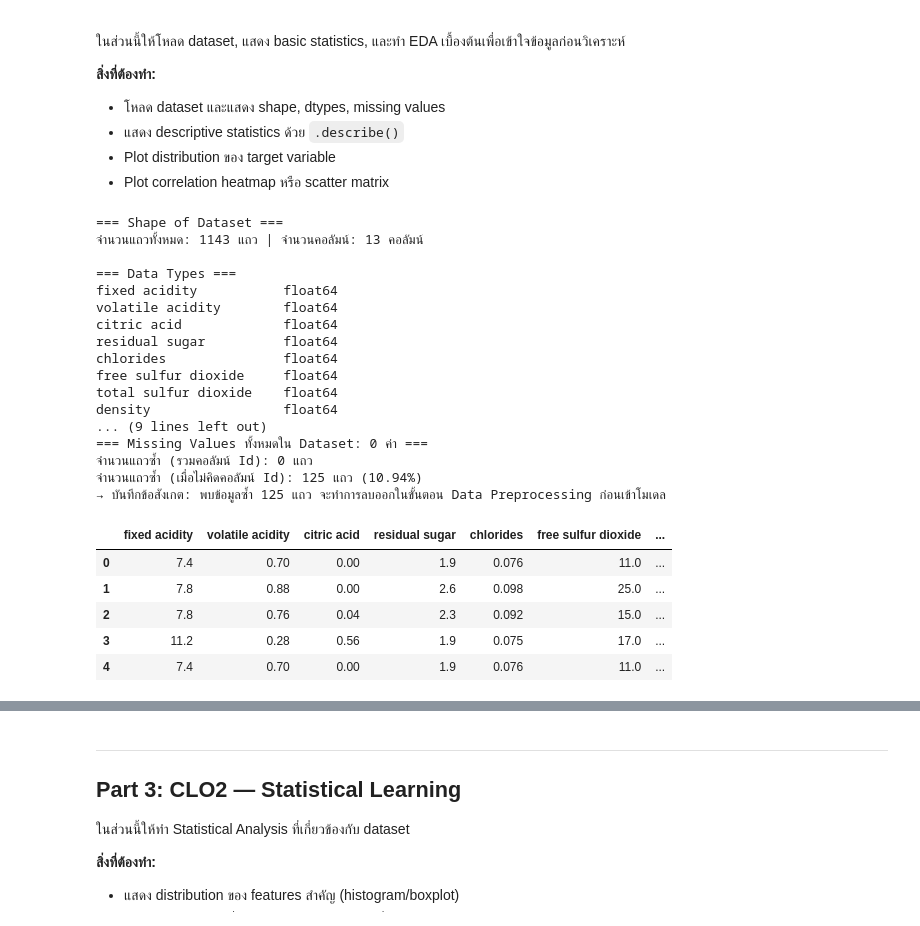
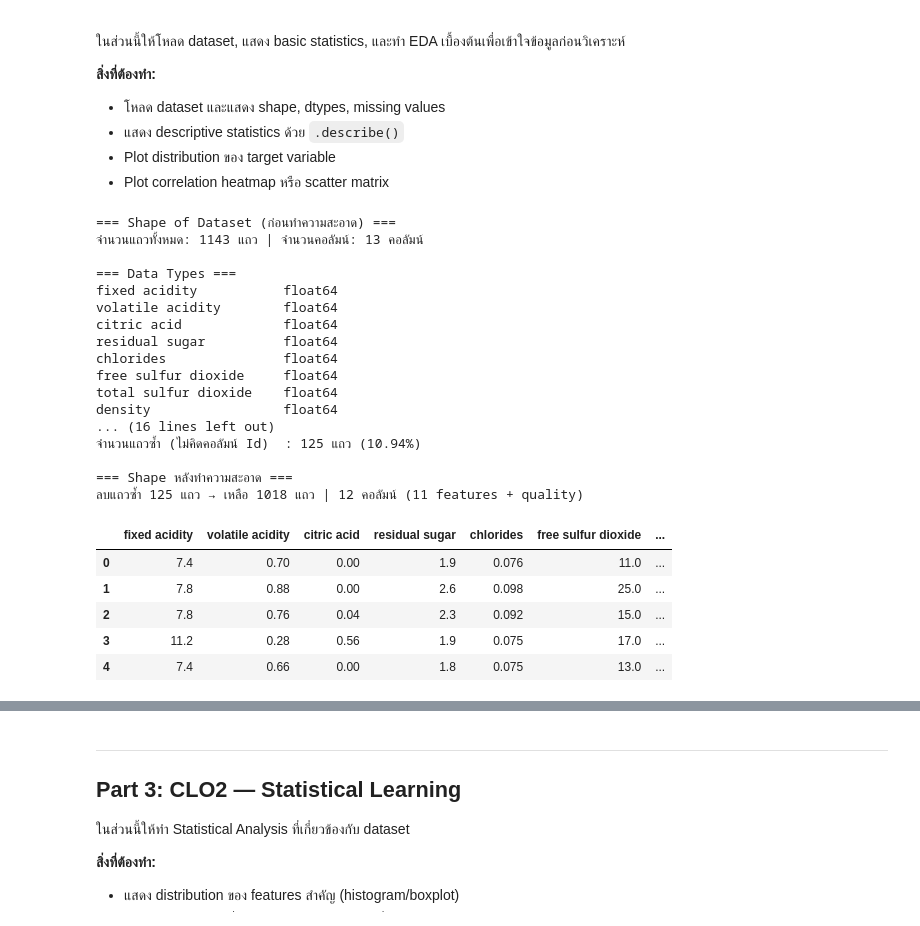
Before and after one commit to kitipong68-liang/ds-math-project-wineqt, a Jupyter notebook: lab15_Project_WineQualityPrediction.ipynb, the cells around one changed output, grey strips where cells are left out. Saved outputs shown, nothing was run; the diff lists cells and outputs as text; code cells hidden in the pictures.

```diff
--- a/lab15_Project_WineQualityPrediction.ipynb
+++ b/lab15_Project_WineQualityPrediction.ipynb
@@ -73,57 +73,72 @@ print("พร้อมแล้ว! Libraries ทั้งหมด import ส
 - Plot distribution ของ target variable
 - Plot correlation heatmap หรือ scatter matrix
 # %%
-# ตั้งค่าการแสดงผลกราฟ
-sns.set_theme(style="whitegrid", palette="Set2")
-plt.rcParams['figure.dpi'] = 100
+# ─── Part 1.1: โหลดข้อมูล ตรวจคุณภาพ และทำความสะอาด ─────────────────
+# วัตถุประสงค์: รู้จักโครงสร้างข้อมูล ตรวจ missing / Id / duplicate แล้วสร้าง df ที่สะอาด
+#               เพื่อให้ EDA, PCA และการแบ่ง train/test ทุก Part ใช้ข้อมูลชุดเดียวกัน
 
 # 1. โหลดไฟล์ WineQT.csv
-df = pd.read_csv('WineQT.csv')
+df_raw = pd.read_csv('WineQT.csv')
 
-# 2. ตรวจสอบ Shape และ Data Types
-print(f"=== Shape of Dataset ===")
-print(f"จำนวนแถวทั้งหมด: {df.shape[0]} แถว | จำนวนคอลัมน์: {df.shape[1]} คอลัมน์\n")
+# 2. Shape และ Data Types
+print("=== Shape of Dataset (ก่อนทำความสะอาด) ===")
+print(f"จำนวนแถวทั้งหมด: {df_raw.shape[0]} แถว | จำนวนคอลัมน์: {df_raw.shape[1]} คอลัมน์\n")
+print("=== Data Types ===")
+print(df_raw.dtypes)
+print("\n" + "=" * 40 + "\n")
 
-print("=== Data Types ===")
-print(df.dtypes)
-print("\n" + "="*40 + "\n")
+# 3. Missing Values (รายคอลัมน์)
+missing_total = df_raw.isnull().sum().sum()
+print(f"=== Missing Values ทั้งหมดใน Dataset: {missing_total} ค่า ===")
+if missing_total == 0:
+    print("→ ไม่มี missing value จึงไม่ต้อง impute")
 
-# 3. ตรวจสอบ Missing Values
-missing_count = df.isnull().sum().sum()
-print(f"=== Missing Values ทั้งหมดใน Dataset: {missing_count} ค่า ===")
+# 4. ตรวจตัวระบุ (Id) ด้วยจำนวนค่าไม่ซ้ำ (cardinality)
+# Id มีค่าไม่ซ้ำเท่ากับจำนวนแถว แปลว่าเป็นเลขลำดับ ไม่ใช่คุณสมบัติทางเคมี จึงไม่ควรเป็น feature
+print(f"\nจำนวนค่าไม่ซ้ำของ Id: {df_raw['Id'].nunique()} (จำนวนแถว = {len(df_raw)})")
+print("→ Id เป็นตัวระบุแถว ไม่นำไปเป็น feature")
 
-# 4. ตรวจสอบข้อมูลซ้ำ (Duplicates)
-# หมายเหตุ: ต้องไม่นับคอลัมน์ 'Id' เพราะเป็น Unique Identifier
-dup_with_id = df.duplicated().sum()
-dup_without_id = df.drop(columns=['Id'], errors='ignore').duplicated().sum()
+# 5. ตรวจข้อมูลซ้ำ (Duplicates)
+# ต้องไม่นับคอลัมน์ 'Id' เพราะไม่ซ้ำกันเลย ถ้านับรวมจะได้ 0 ทำให้เข้าใจผิดว่าข้อมูลสะอาด
+df_no_id = df_raw.drop(columns=['Id'])
+dup_with_id = df_raw.duplicated().sum()
+dup_without_id = df_no_id.duplicated().sum()
+print(f"\nจำนวนแถวซ้ำ (รวมคอลัมน์ Id)     : {dup_with_id} แถว")
+print(f"จำนวนแถวซ้ำ (ไม่คิดคอลัมน์ Id)  : {dup_without_id} แถว "
+      f"({dup_without_id / len(df_raw) * 100:.2f}%)")
 
-print(f"จำนวนแถวซ้ำ (รวมคอลัมน์ Id): {dup_with_id} แถว")
-print(f"จำนวนแถวซ้ำ (เมื่อไม่คิดคอลัมน์ Id): {dup_without_id} แถว ({dup_without_id/len(df)*100:.2f}%)")
-print("→ บันทึกข้อสังเกต: พบข้อมูลซ้ำ 125 แถว จะทำการลบออกในขั้นตอน Data Preprocessing ก่อนเข้าโมเดล")
+# 6. ลบแถวซ้ำ และตัด Id ออก
+# ทำที่นี่เลยเพื่อกัน data leakage (แถวเดียวกันไปอยู่ทั้ง train และ test ในภายหลัง)
+df = df_no_id.drop_duplicates().reset_index(drop=True)
+
+print("\n=== Shape หลังทำความสะอาด ===")
+print(f"ลบแถวซ้ำ {len(df_raw) - len(df)} แถว → เหลือ {df.shape[0]} แถว | {df.shape[1]} คอลัมน์ "
+      f"({df.shape[1] - 1} features + quality)")
+assert df.duplicated().sum() == 0
 
 # แสดง 5 แถวแรก
 df.head()
 # %% [output]
-=== Shape of Dataset ===
+=== Shape of Dataset (ก่อนทำความสะอาด) ===
 จำนวนแถวทั้งหมด: 1143 แถว | จำนวนคอลัมน์: 13 คอลัมน์
 
 === Data Types ===
 fixed acidity           float64
 volatile acidity        float64
 citric acid             float64
 residual sugar          float64
 chlorides               float64
 free sulfur dioxide     float64
 total sulfur dioxide    float64
 density                 float64
-... (9 lines left out)
-=== Missing Values ทั้งหมดใน Dataset: 0 ค่า ===
-จำนวนแถวซ้ำ (รวมคอลัมน์ Id): 0 แถว
-จำนวนแถวซ้ำ (เมื่อไม่คิดคอลัมน์ Id): 125 แถว (10.94%)
-→ บันทึกข้อสังเกต: พบข้อมูลซ้ำ 125 แถว จะทำการลบออกในขั้นตอน Data Preprocessing ก่อนเข้าโมเดล
+... (16 lines left out)
+จำนวนแถวซ้ำ (ไม่คิดคอลัมน์ Id)  : 125 แถว (10.94%)
+
+=== Shape หลังทำความสะอาด ===
+ลบแถวซ้ำ 125 แถว → เหลือ 1018 แถว | 12 คอลัมน์ (11 features + quality)
 |  | fixed acidity | volatile acidity | citric acid | residual sugar | chlorides | free sulfur dioxide | ... |
 | 0 | 7.4 | 0.70 | 0.00 | 1.9 | 0.076 | 11.0 | ... |
 | 1 | 7.8 | 0.88 | 0.00 | 2.6 | 0.098 | 25.0 | ... |
 | 2 | 7.8 | 0.76 | 0.04 | 2.3 | 0.092 | 15.0 | ... |
 | 3 | 11.2 | 0.28 | 0.56 | 1.9 | 0.075 | 17.0 | ... |
-| 4 | 7.4 | 0.70 | 0.00 | 1.9 | 0.076 | 11.0 | ... |
+| 4 | 7.4 | 0.66 | 0.00 | 1.8 | 0.075 | 13.0 | ... |
```
Also changed, not shown: parts of 8 cells of this notebook.
